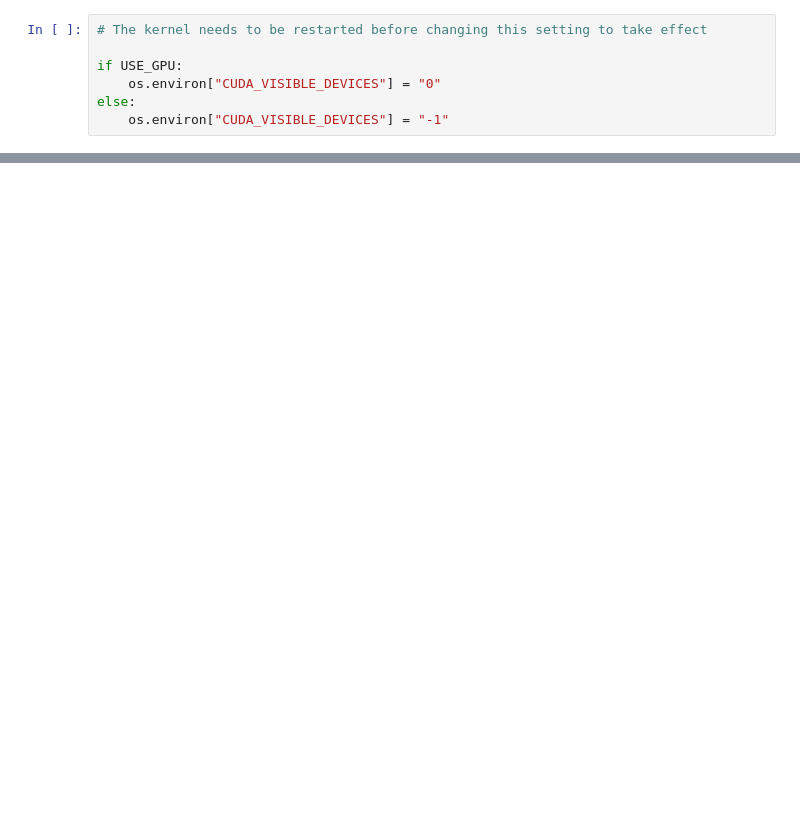
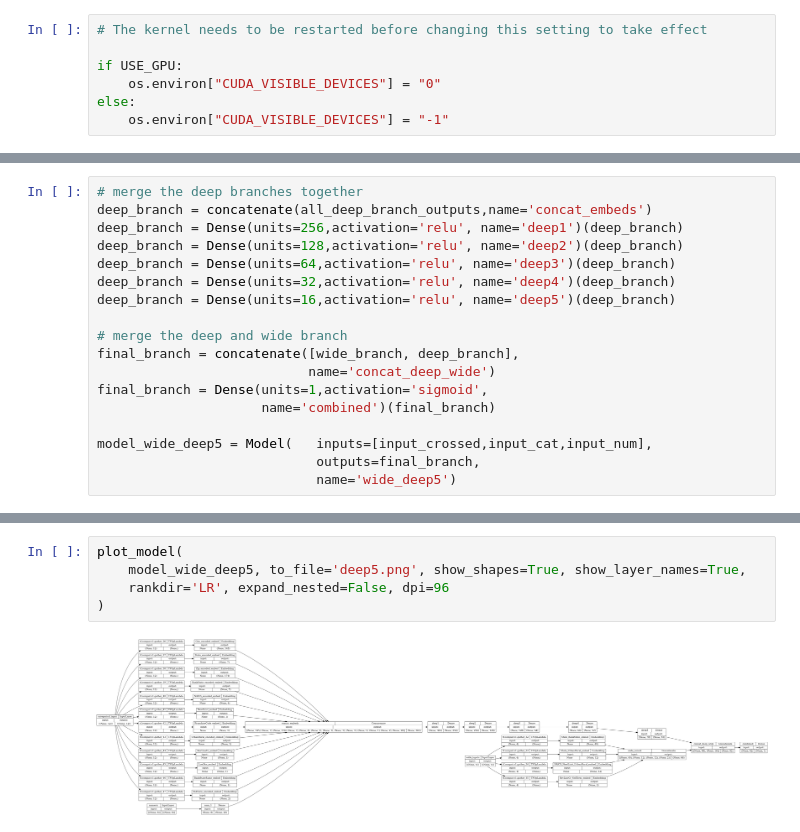
Before and after one commit to MarkBrub/ML_Python, a Jupyter notebook: Labs/Lab5.ipynb, the cells around one changed output, grey strips where cells are left out. Saved outputs shown, nothing was run; the diff lists cells and outputs as text; blank space fills up the shorter version.

```diff
--- a/Labs/Lab5.ipynb
+++ b/Labs/Lab5.ipynb
@@ -336,0 +512,18 @@ Wall time: 22 s
+# %%
+# merge the deep branches together
+deep_branch = concatenate(all_deep_branch_outputs,name='concat_embeds')
+deep_branch = Dense(units=256,activation='relu', name='deep1')(deep_branch)
+deep_branch = Dense(units=128,activation='relu', name='deep2')(deep_branch)
+deep_branch = Dense(units=64,activation='relu', name='deep3')(deep_branch)
+deep_branch = Dense(units=32,activation='relu', name='deep4')(deep_branch)
+deep_branch = Dense(units=16,activation='relu', name='deep5')(deep_branch)
+
+# merge the deep and wide branch
+final_branch = concatenate([wide_branch, deep_branch],
+                           name='concat_deep_wide')
+final_branch = Dense(units=1,activation='sigmoid',
+                     name='combined')(final_branch)
+
+model_wide_deep5 = Model(   inputs=[input_crossed,input_cat,input_num],
+                            outputs=final_branch,
+                            name='wide_deep5')
@@ -336,0 +546,7 @@ Wall time: 22 s
+# %%
+plot_model(
+    model_wide_deep5, to_file='deep5.png', show_shapes=True, show_layer_names=True,
+    rankdir='LR', expand_nested=False, dpi=96
+)
+# %% [output]
+[figure, added]
```
Also changed, not shown: parts of 42 cells of this notebook, 4 other files.
